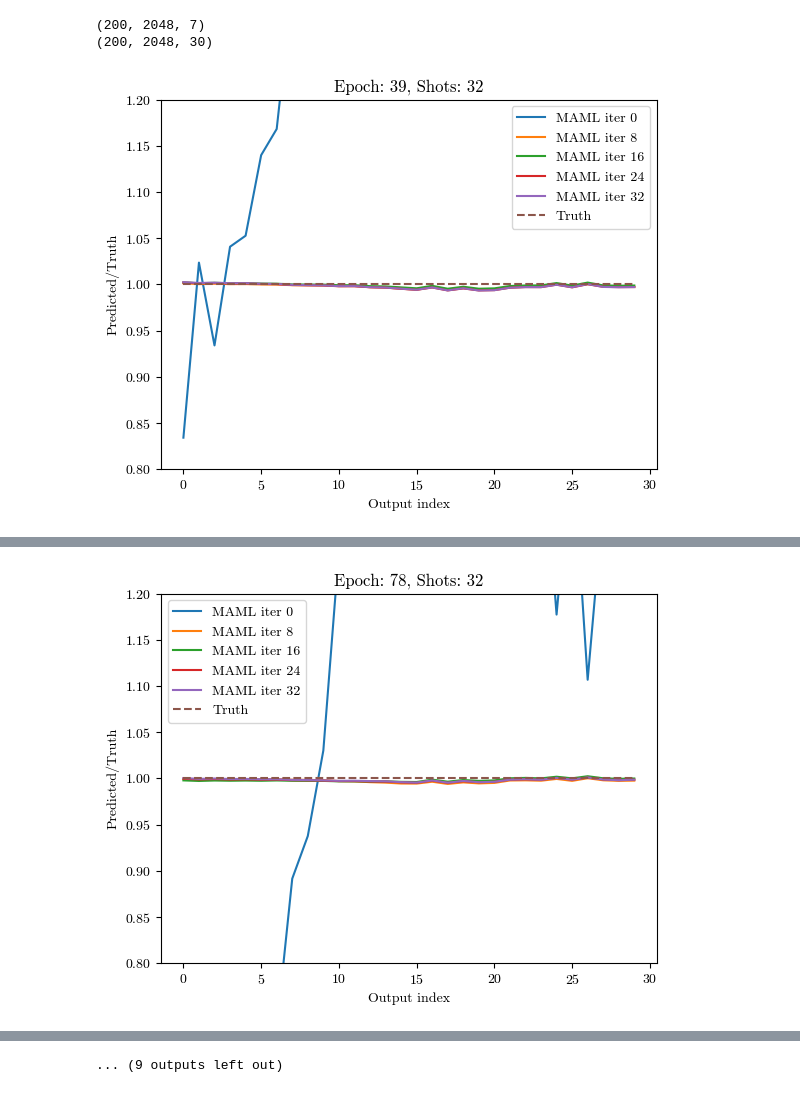
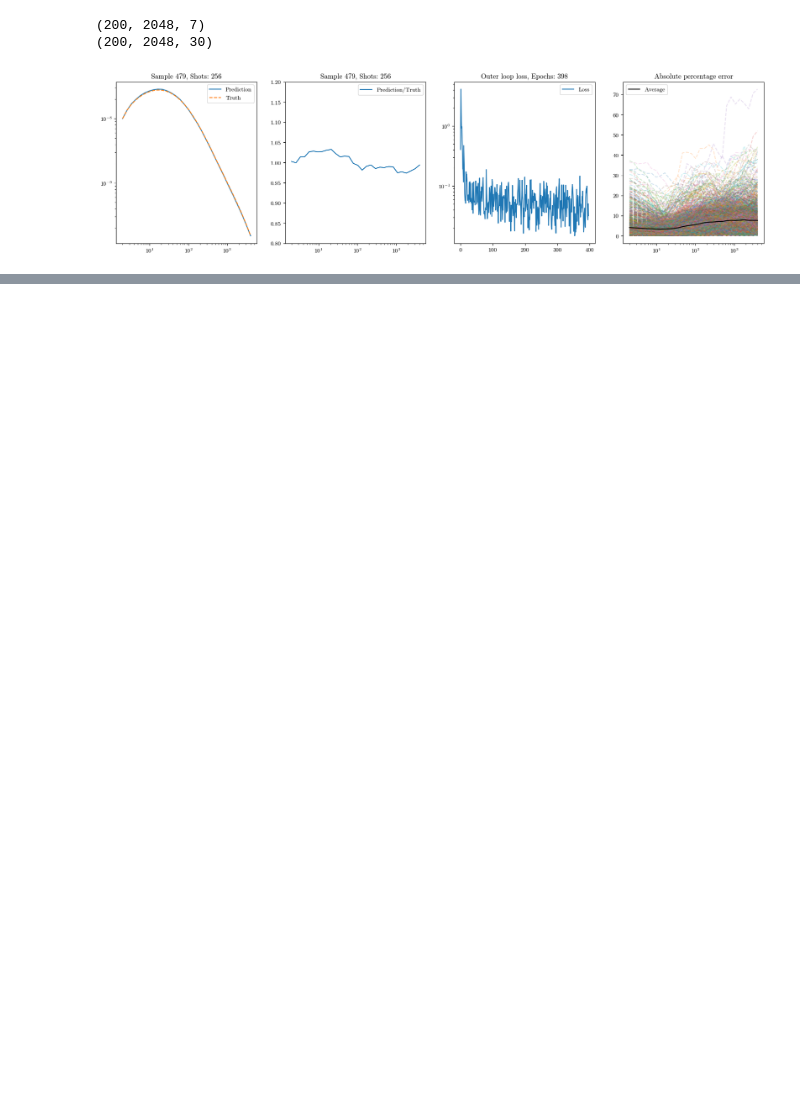
Before and after one commit to CMacM/CosyMAML, a Jupyter notebook: multisurvey_binned.ipynb, the cells around one changed output, grey strips where cells are left out. Saved outputs shown, nothing was run; the diff lists cells and outputs as text; code cells hidden in the pictures; blank space fills up the shorter version.

Commit message:
Update plotting for MAML train and redefine error tests

```diff
--- a/multisurvey_binned.ipynb
+++ b/multisurvey_binned.ipynb
@@ -66,35 +66,35 @@ print(Y_train.shape)
 # %%
 reload(training)
 
 model = models.SimpleMLP(
             in_size=X_train.shape[2],
             hidden_size=512,
             out_size=Y_train.shape[2]
         )
 
 # Take logarithm of spectra in Y_train
 Y_train_log = np.log(Y_train)
 
 # MAML train model
 CosyMAML_log = training.Adam_MAML(
             model=model,
-            seed=14
+            seed=42
         )
 
 loss_MAML_log = CosyMAML_log.meta_train(
     x_train=X_train,
     y_train=Y_train_log,
     inner_lr=0.001,
     outer_lr=0.01,
     inner_decay=1e-5,
     outer_decay=1e-4,
     loss_fn=nn.MSELoss(),
     spt_frac=0.5,
     outer_epochs=2,
     inner_epochs=5,
-    plot_prog=True,
-    scale=True,
-    n_shots=32
+    plot_prog=False,
+    n_shots=256,
+    ell_bins=ell_bins,
 )
 # %% [output]
-[figure, old version]
+[figure, new version]
@@ -102 +100,0 @@ Loss: 0.007330858614295721
-[figure, removed]
@@ -112 +100,0 @@ Loss: 0.001960814232006669
-... (9 outputs left out)
```
Also changed, not shown: parts of 1 cell of this notebook, 2 other files.
